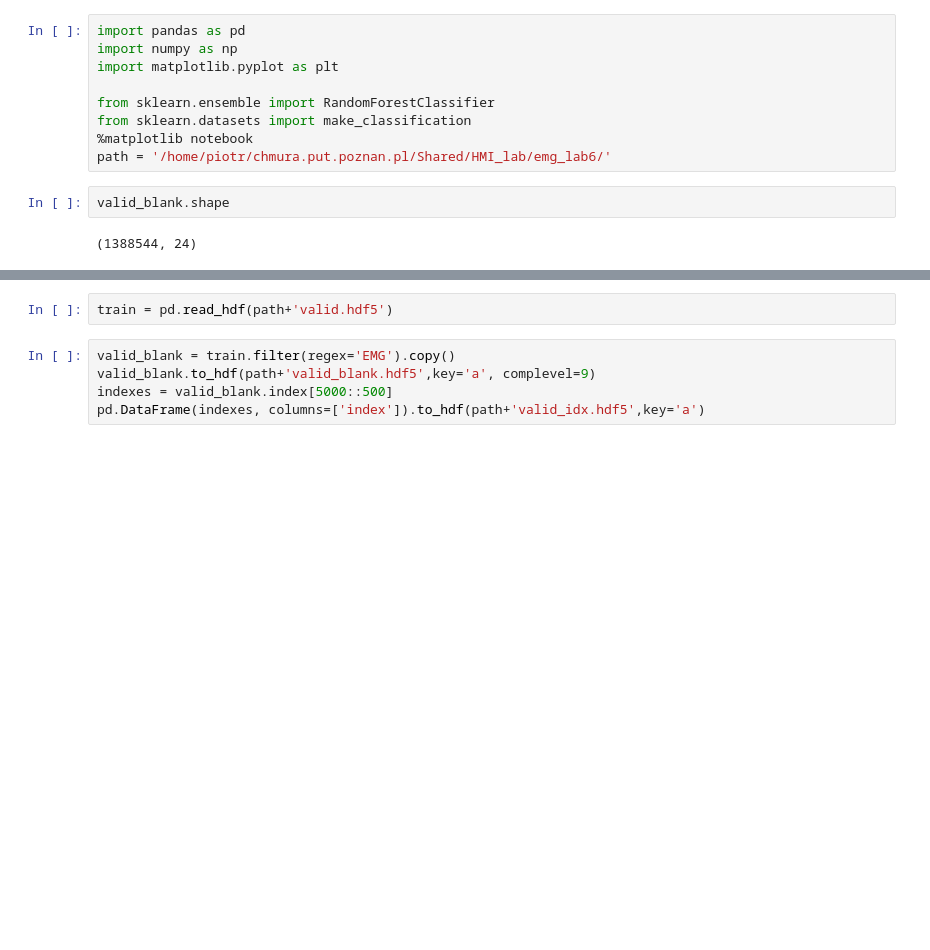
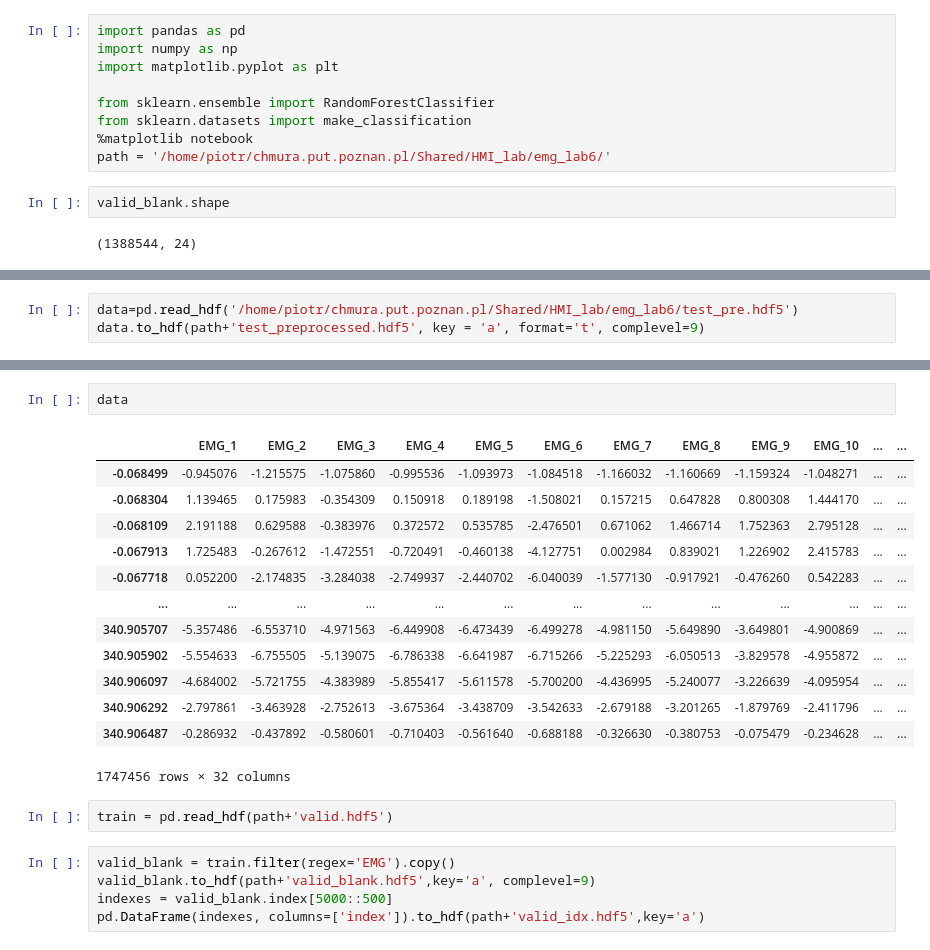
Before and after one commit to PUT-JUG/lab-hmi, a Jupyter notebook: src/_resources/Lab6_emg.ipynb, the cells around one changed output, grey strips where cells are left out. Cells and saved outputs as stored; diff of their text form; blank space fills up the shorter version.

```diff
--- a/src/_resources/Lab6_emg.ipynb
+++ b/src/_resources/Lab6_emg.ipynb
@@ -17,0 +14,3 @@ train.shape
+# %%
+data=pd.read_hdf('/home/piotr/chmura.put.poznan.pl/Shared/HMI_lab/emg_lab6/test_pre.hdf5')
+data.to_hdf(path+'test_preprocessed.hdf5', key = 'a', format='t', complevel=9)
@@ -18,3 +25,19 @@ train.shape
+# %%
+data
+# %% [output]
+|  | EMG_1 | EMG_2 | EMG_3 | EMG_4 | EMG_5 | EMG_6 | EMG_7 | EMG_8 | EMG_9 | EMG_10 | ... | ... |
+| -0.068499 | -0.945076 | -1.215575 | -1.075860 | -0.995536 | -1.093973 | -1.084518 | -1.166032 | -1.160669 | -1.159324 | -1.048271 | ... | ... |
+| -0.068304 | 1.139465 | 0.175983 | -0.354309 | 0.150918 | 0.189198 | -1.508021 | 0.157215 | 0.647828 | 0.800308 | 1.444170 | ... | ... |
+| -0.068109 | 2.191188 | 0.629588 | -0.383976 | 0.372572 | 0.535785 | -2.476501 | 0.671062 | 1.466714 | 1.752363 | 2.795128 | ... | ... |
+| -0.067913 | 1.725483 | -0.267612 | -1.472551 | -0.720491 | -0.460138 | -4.127751 | 0.002984 | 0.839021 | 1.226902 | 2.415783 | ... | ... |
+| -0.067718 | 0.052200 | -2.174835 | -3.284038 | -2.749937 | -2.440702 | -6.040039 | -1.577130 | -0.917921 | -0.476260 | 0.542283 | ... | ... |
+| ... | ... | ... | ... | ... | ... | ... | ... | ... | ... | ... | ... | ... |
+| 340.905707 | -5.357486 | -6.553710 | -4.971563 | -6.449908 | -6.473439 | -6.499278 | -4.981150 | -5.649890 | -3.649801 | -4.900869 | ... | ... |
+| 340.905902 | -5.554633 | -6.755505 | -5.139075 | -6.786338 | -6.641987 | -6.715266 | -5.225293 | -6.050513 | -3.829578 | -4.955872 | ... | ... |
+| 340.906097 | -4.684002 | -5.721755 | -4.383989 | -5.855417 | -5.611578 | -5.700200 | -4.436995 | -5.240077 | -3.226639 | -4.095954 | ... | ... |
+| 340.906292 | -2.797861 | -3.463928 | -2.752613 | -3.675364 | -3.438709 | -3.542633 | -2.679188 | -3.201265 | -1.879769 | -2.411796 | ... | ... |
+| 340.906487 | -0.286932 | -0.437892 | -0.580601 | -0.710403 | -0.561640 | -0.688188 | -0.326630 | -0.380753 | -0.075479 | -0.234628 | ... | ... |
+1747456 rows × 32 columns
 # %%
 train = pd.read_hdf(path+'valid.hdf5')
 # %%
```
Also changed, not shown: parts of 7 cells of this notebook, 1 other file.
